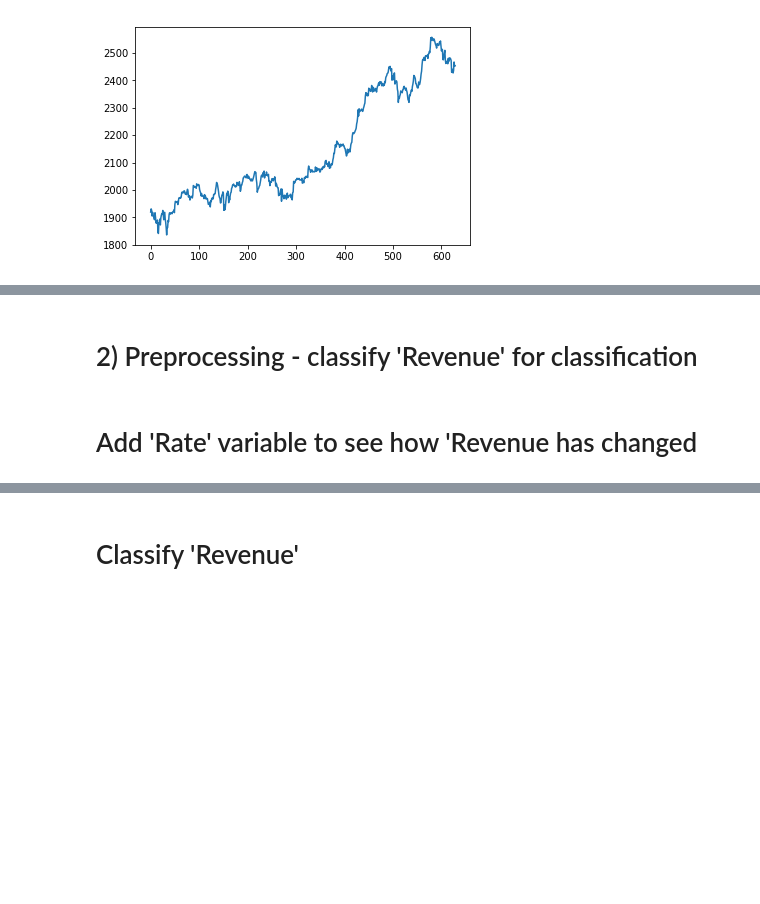
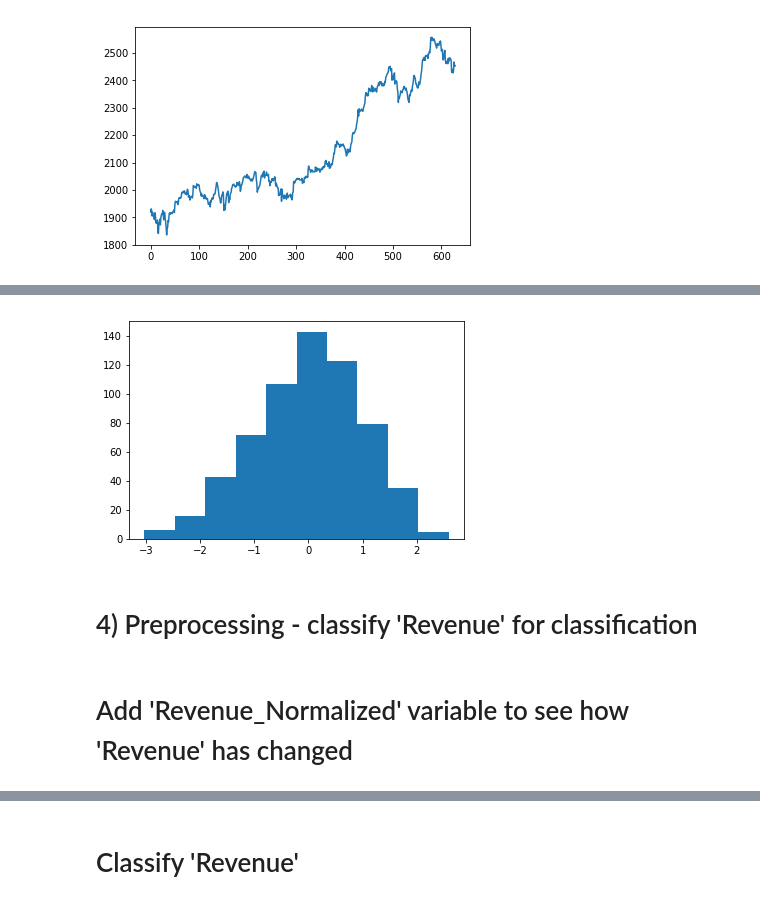
Before and after one commit to jhun0324/DL-Tutorial, a Jupyter notebook: data.ipynb, the cells around one changed output, grey strips where cells are left out. Cells and saved outputs as stored; diff of their text form; code cells hidden in the pictures; blank space fills up the shorter version.

```diff
--- a/data.ipynb
+++ b/data.ipynb
@@ -88,0 +73,5 @@ df['KOSDAQ'] = fill_in_missing_data(np.copy(kosdaq), window_size)
+# %%
+season_as_num = df['Date'].apply(lambda dt: (dt.month%12 + 3)//3)
+df['Season'] = np.where(season_as_num == 1, 'winter',
+                            (np.where(season_as_num == 2, 'spring',
+                                     np.where(season_as_num == 3, 'summer', 'fall'))))
@@ -88,0 +80,30 @@ df['KOSDAQ'] = fill_in_missing_data(np.copy(kosdaq), window_size)
+# %%
+df['Average_Temperature_Normalized'] = np.zeros_like(df['Average_Temperature'])
+# %%
+month = 0
+season = None
+indices = []
+avg_temperatures = []
+for i, date in enumerate(df['Date']):
+    if month == 0:
+        month = date.month
+        season = df['Season'][i]
+    indices.append(i)
+    avg_temperatures.append(df['Average_Temperature'][i])
+    if i == len(df['Date'])-1:
+        mean_avg_temperature = np.mean(avg_temperatures)
+        sd_avg_temperature = np.std(avg_temperatures)
+        if season == 'spring' or season == 'summer':
+            df['Average_Temperature_Normalized'][indices] = (mean_avg_temperature - df['Average_Temperature'][indices]) / sd_avg_temperature
+        else:
+            df['Average_Temperature_Normalized'][indices] = (df['Average_Temperature'][indices] - mean_avg_temperature) / sd_avg_temperature
+    elif month != date.month:
+        mean_avg_temperature = np.mean(avg_temperatures[:-1])
+        sd_avg_temperature = np.std(avg_temperatures[:-1])
+        if season == 'spring' or season == 'summer':
+            df['Average_Temperature_Normalized'][indices] = (mean_avg_temperature - df['Average_Temperature'][indices]) / sd_avg_temperature
+        else:
+            df['Average_Temperature_Normalized'][indices] = (df['Average_Temperature'][indices] - mean_avg_temperature) / sd_avg_temperature
+        month = date.month
+        indices = [i]
+        avg_temperatures = [df['Average_Temperature'][i]]
@@ -89,4 +117,9 @@ df['KOSDAQ'] = fill_in_missing_data(np.copy(kosdaq), window_size)
+# %%
+plt.hist(df['Average_Temperature_Normalized'])
+plt.show()
+# %% [output]
+[figure, added]
 # %% [markdown]
-# 2) Preprocessing - classify 'Revenue' for classification
+# 4) Preprocessing - classify 'Revenue' for classification
 # %% [markdown]
-# Add 'Rate' variable to see how 'Revenue has changed
+# Add 'Revenue_Normalized' variable to see how 'Revenue' has changed
```
Also changed, not shown: parts of 101 cells of this notebook.
